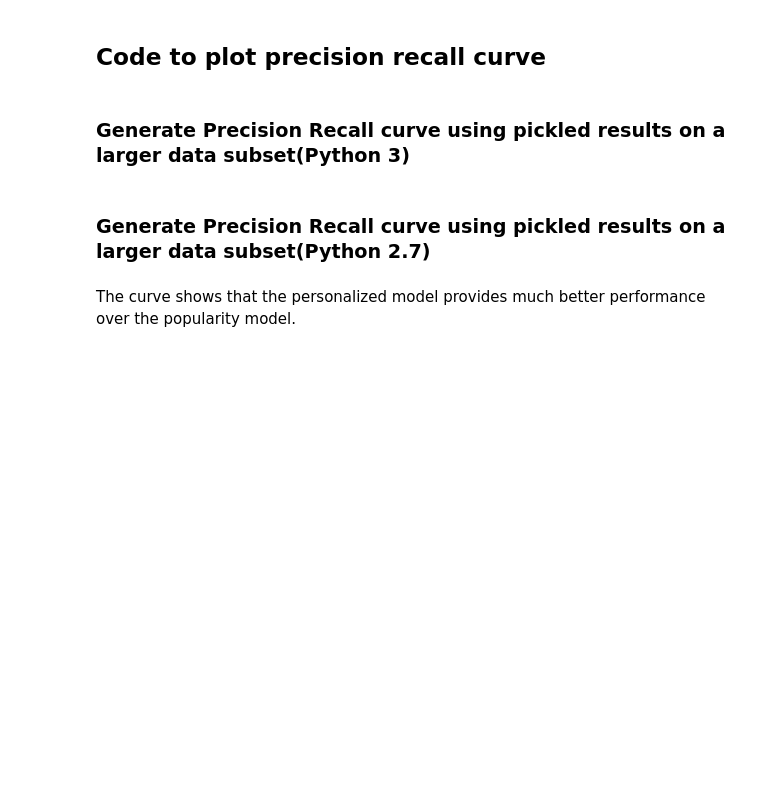
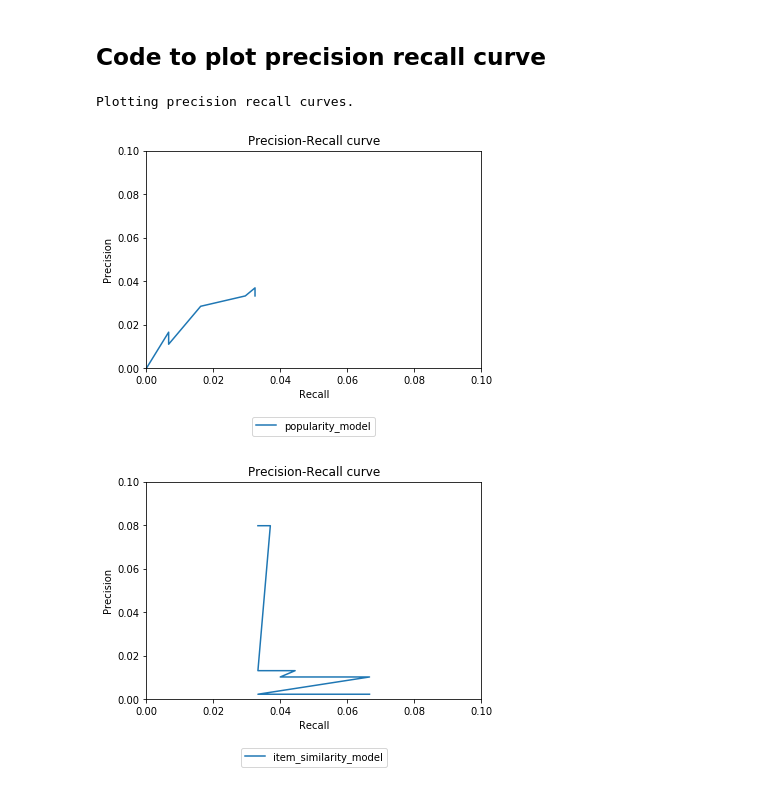
Before and after one commit to halonko/Music-Recommendation-System, a Jupyter notebook: code/playlist_recommendation.ipynb, the cells around one changed output. Drawn from its saved outputs; the diff is of its cells as text; code cells hidden in the pictures; blank space fills up the shorter version.

Commit message:
Add models and code for evaluation

```diff
--- a/code/playlist_recommendation.ipynb
+++ b/code/playlist_recommendation.ipynb
@@ -35,7 +35,7 @@ We drop all None values from the dataset.
 We output the number of empty values before deleting them because, after that, they will be removed from the dataset, so that we will receive zeros.
 # %%
 print(songs.isnull().sum())
-songs.dropna()
+songs.dropna(inplace=True)
 # %% [output]
 user_id         0
 song_id         0
@@ -121,7 +108,7 @@ songs.groupby("song_id").sum().sort_values("listen_count", ascending=False).head
 # %% [markdown]
 ## Create a subset of the dataset
 # %%
-song_df = song_df.head(10000)
+song_df = songs.head(10000)
 
 #Merge song title and artist_name columns to make a merged column
 song_df['song'] = song_df['title'].map(str) + " - " + song_df['artist_name']
@@ -264,14 +409,13 @@ print(end - start)
 import pylab as pl
 
 #Method to generate precision and recall curve
-def plot_precision_recall(m1_precision_list, m1_recall_list, m1_label, m2_precision_list, m2_recall_list, m2_label):
+def plot_precision_recall(m1_precision_list, m1_recall_list, m1_label):
     pl.clf()
     pl.plot(m1_recall_list, m1_precision_list, label=m1_label)
-    pl.plot(m2_recall_list, m2_precision_list, label=m2_label)
     pl.xlabel('Recall')
     pl.ylabel('Precision')
-    pl.ylim([0.0, 0.20])
-    pl.xlim([0.0, 0.20])
+    pl.ylim([0.0, 0.10])
+    pl.xlim([0.0, 0.10])
     pl.title('Precision-Recall curve')
     #pl.legend(loc="upper right")
     pl.legend(loc=9, bbox_to_anchor=(0.5, -0.2))
@@ -279,7 +423,9 @@ def plot_precision_recall(m1_precision_list, m1_recall_list, m1_label, m2_precis
 # %%
 print("Plotting precision recall curves.")
 
-plot_precision_recall(pm_avg_precision_list, pm_avg_recall_list, "popularity_model",
-                      ism_avg_precision_list, ism_avg_recall_list, "item_similarity_model")
+plot_precision_recall(pm_avg_precision_list, pm_avg_recall_list, "popularity_model")
+plot_precision_recall(ism_avg_precision_list, ism_avg_recall_list, "item_similarity_model")
+# %% [output]
+Plotting precision recall curves.
+[figure, added]
+[figure, added]
-# %% [markdown]
-### Generate Precision Recall curve using pickled results on a larger data subset(Python 3)
@@ -298,2 +431,0 @@ plot_precision_recall(pm_avg_precision_list, pm_avg_recall_list, "popularity_mod
-# %% [markdown]
-### Generate Precision Recall curve using pickled results on a larger data subset(Python 2.7)
@@ -311,2 +431,0 @@ plot_precision_recall(pm_avg_precision_list, pm_avg_recall_list, "popularity_mod
-# %% [markdown]
-The curve shows that the personalized model provides much better performance over the popularity model.
```
Also changed, not shown: parts of 31 cells of this notebook, 1 other file.
